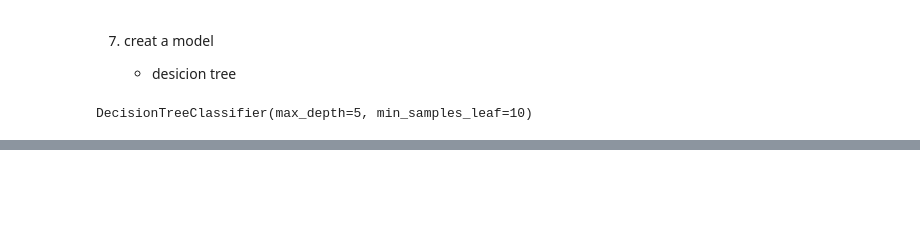
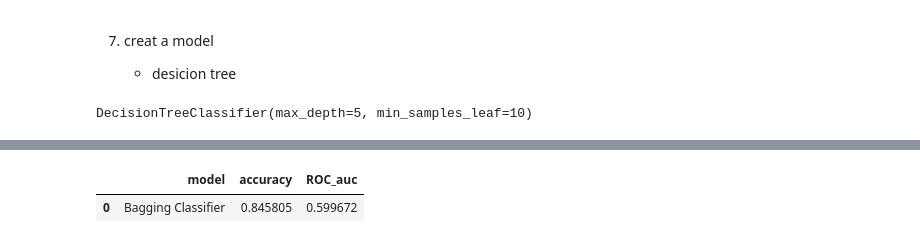
Before and after one commit to GiliWolf/ml_course, a Jupyter notebook: HR_endtoend_modeling.ipynb, the cells around one changed output, grey strips where cells are left out. Saved outputs shown, nothing was run; the diff lists cells and outputs as text; code cells hidden in the pictures; blank space fills up the shorter version.

```diff
--- a/HR_endtoend_modeling.ipynb
+++ b/HR_endtoend_modeling.ipynb
@@ -346,0 +410,5 @@ ROC:  0.6111111111111112
+# %%
+ens_sum
+# %% [output]
+|  | model | accuracy | ROC_auc |
+| 0 | Bagging Classifier | 0.845805 | 0.599672 |
```
Also changed, not shown: parts of 20 cells of this notebook.
